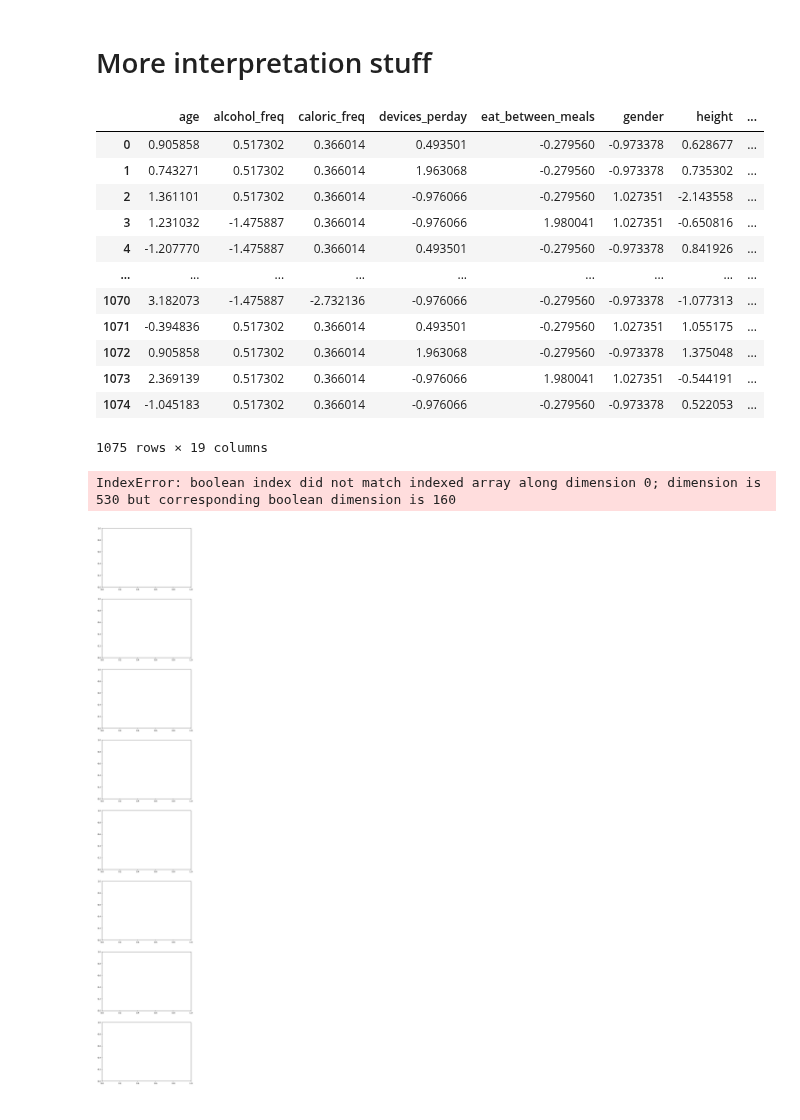
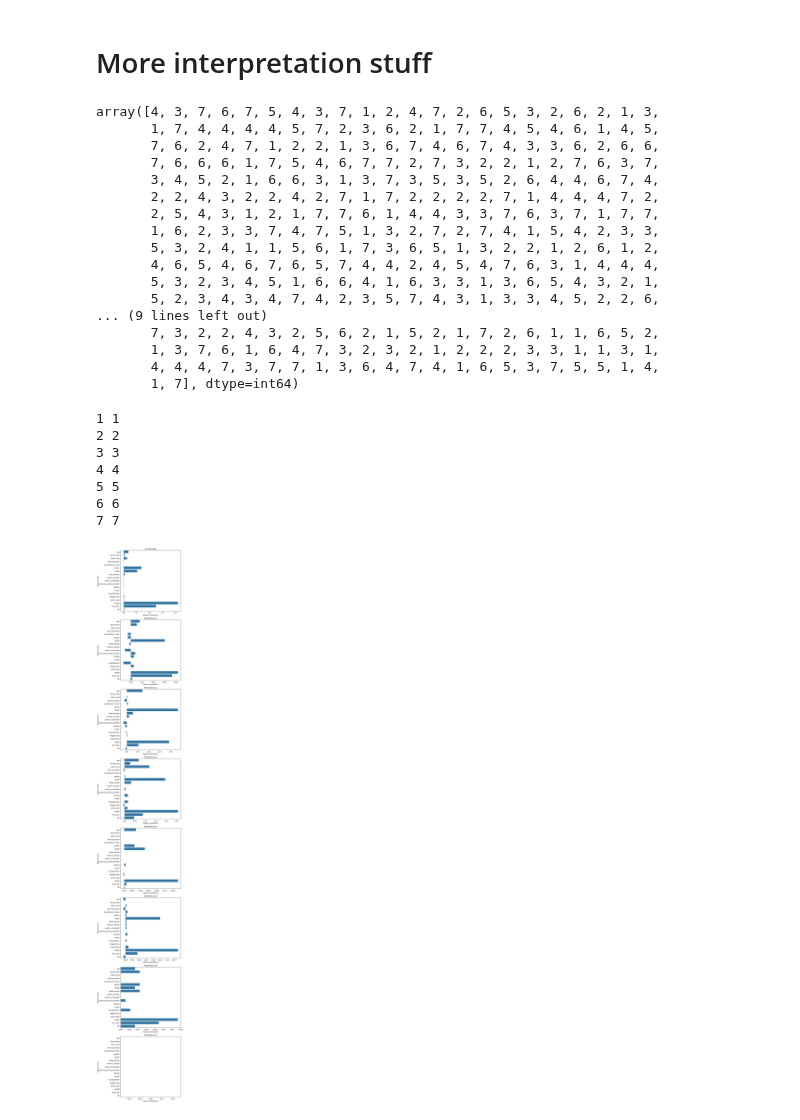
Before and after one commit to 0xMarc0s/IMS_ML_project, a Jupyter notebook: Project_Notebook_Template/Final working Pipeline.ipynb, the cells around one changed output. Cells and saved outputs as stored; diff of their text form; code cells hidden in the pictures.

```diff
--- a/Project_Notebook_Template/Final working Pipeline.ipynb
+++ b/Project_Notebook_Template/Final working Pipeline.ipynb
@@ -1177,44 +1177,57 @@ X_test = scaler.transform(X_test)
 # %%
 X_train = pd.DataFrame(X_train, columns=cols)
 X_test = pd.DataFrame(X_test, columns=cols)
+
+rf = GradientBoostingClassifier(**best_params).fit(X_train, y_train)
+
+y_pred = rf.predict(X_test)
+y_pred
 # %% [output]
-|  | age | alcohol_freq | caloric_freq | devices_perday | eat_between_meals | gender | height | ... |
-| 0 | 0.905858 | 0.517302 | 0.366014 | 0.493501 | -0.279560 | -0.973378 | 0.628677 | ... |
-| 1 | 0.743271 | 0.517302 | 0.366014 | 1.963068 | -0.279560 | -0.973378 | 0.735302 | ... |
-| 2 | 1.361101 | 0.517302 | 0.366014 | -0.976066 | -0.279560 | 1.027351 | -2.143558 | ... |
-| 3 | 1.231032 | -1.475887 | 0.366014 | -0.976066 | 1.980041 | 1.027351 | -0.650816 | ... |
-| 4 | -1.207770 | -1.475887 | 0.366014 | 0.493501 | -0.279560 | -0.973378 | 0.841926 | ... |
-| ... | ... | ... | ... | ... | ... | ... | ... | ... |
-| 1070 | 3.182073 | -1.475887 | -2.732136 | -0.976066 | -0.279560 | -0.973378 | -1.077313 | ... |
-| 1071 | -0.394836 | 0.517302 | 0.366014 | 0.493501 | -0.279560 | 1.027351 | 1.055175 | ... |
-| 1072 | 0.905858 | 0.517302 | 0.366014 | 1.963068 | -0.279560 | -0.973378 | 1.375048 | ... |
-| 1073 | 2.369139 | 0.517302 | 0.366014 | -0.976066 | 1.980041 | 1.027351 | -0.544191 | ... |
-| 1074 | -1.045183 | 0.517302 | 0.366014 | -0.976066 | -0.279560 | -0.973378 | 0.522053 | ... |
-1075 rows × 19 columns
+array([4, 3, 7, 6, 7, 5, 4, 3, 7, 1, 2, 4, 7, 2, 6, 5, 3, 2, 6, 2, 1, 3,
+       1, 7, 4, 4, 4, 4, 5, 7, 2, 3, 6, 2, 1, 7, 7, 4, 5, 4, 6, 1, 4, 5,
+       7, 6, 2, 4, 7, 1, 2, 2, 1, 3, 6, 7, 4, 6, 7, 4, 3, 3, 6, 2, 6, 6,
+       7, 6, 6, 6, 1, 7, 5, 4, 6, 7, 7, 2, 7, 3, 2, 2, 1, 2, 7, 6, 3, 7,
+       3, 4, 5, 2, 1, 6, 6, 3, 1, 3, 7, 3, 5, 3, 5, 2, 6, 4, 4, 6, 7, 4,
+       2, 2, 4, 3, 2, 2, 4, 2, 7, 1, 7, 2, 2, 2, 2, 7, 1, 4, 4, 4, 7, 2,
+       2, 5, 4, 3, 1, 2, 1, 7, 7, 6, 1, 4, 4, 3, 3, 7, 6, 3, 7, 1, 7, 7,
+       1, 6, 2, 3, 3, 7, 4, 7, 5, 1, 3, 2, 7, 2, 7, 4, 1, 5, 4, 2, 3, 3,
+       5, 3, 2, 4, 1, 1, 5, 6, 1, 7, 3, 6, 5, 1, 3, 2, 2, 1, 2, 6, 1, 2,
+       4, 6, 5, 4, 6, 7, 6, 5, 7, 4, 4, 2, 4, 5, 4, 7, 6, 3, 1, 4, 4, 4,
+       5, 3, 2, 3, 4, 5, 1, 6, 6, 4, 1, 6, 3, 3, 1, 3, 6, 5, 4, 3, 2, 1,
+       5, 2, 3, 4, 3, 4, 7, 4, 2, 3, 5, 7, 4, 3, 1, 3, 3, 4, 5, 2, 2, 6,
+... (9 lines left out)
+       7, 3, 2, 2, 4, 3, 2, 5, 6, 2, 1, 5, 2, 1, 7, 2, 6, 1, 1, 6, 5, 2,
+       1, 3, 7, 6, 1, 6, 4, 7, 3, 2, 3, 2, 1, 2, 2, 2, 3, 3, 1, 1, 3, 1,
+       4, 4, 4, 7, 3, 7, 7, 1, 3, 6, 4, 7, 4, 1, 6, 5, 3, 7, 5, 5, 1, 4,
+       1, 7], dtype=int64)
 # %%
 from sklearn.inspection import permutation_importance
 import matplotlib.pyplot as plt
 import seaborn as sns
 
-rf = tree_gb
-
 def plot_feature_importances(model, x, y, title, ax):
     result = permutation_importance(model, x, y, n_repeats=5)
-    df = pd.DataFrame({'feature_name': X.columns, 'feature_importance': result.importances_mean, 'feature_std': result.importances_std})
+    df = pd.DataFrame({'feature_name': cols, 'feature_importance': result.importances_mean, 'feature_std': result.importances_std})
     sns.barplot(data=df, x='feature_importance', y='feature_name',errorbar="ci", ci="sd", ax=ax)
     ax.set_title(title)
 
 
 z = np.unique(y_pred)
 fig, axes = plt.subplots(len(z)+1,1, figsize=(8, 50))
 plot_feature_importances(rf, X_test, y_test, 'All test data', ax=axes[0])
 
 for i,C in enumerate(z):
     plot_feature_importances(rf, X_test[y_pred == C], y_test[y_pred == C], f'Predicted as {C}', axes[i+1])
     print(i+1, C)
 
 plt.tight_layout()
 plt.show()
 # %% [output]
-IndexError: boolean index did not match indexed array along dimension 0; dimension is 530 but corresponding boolean dimension is 160
+1 1
+2 2
+3 3
+4 4
+5 5
+6 6
+7 7
-[figure, old version]
+[figure, new version]
```
Also changed, not shown: 1 other file.
